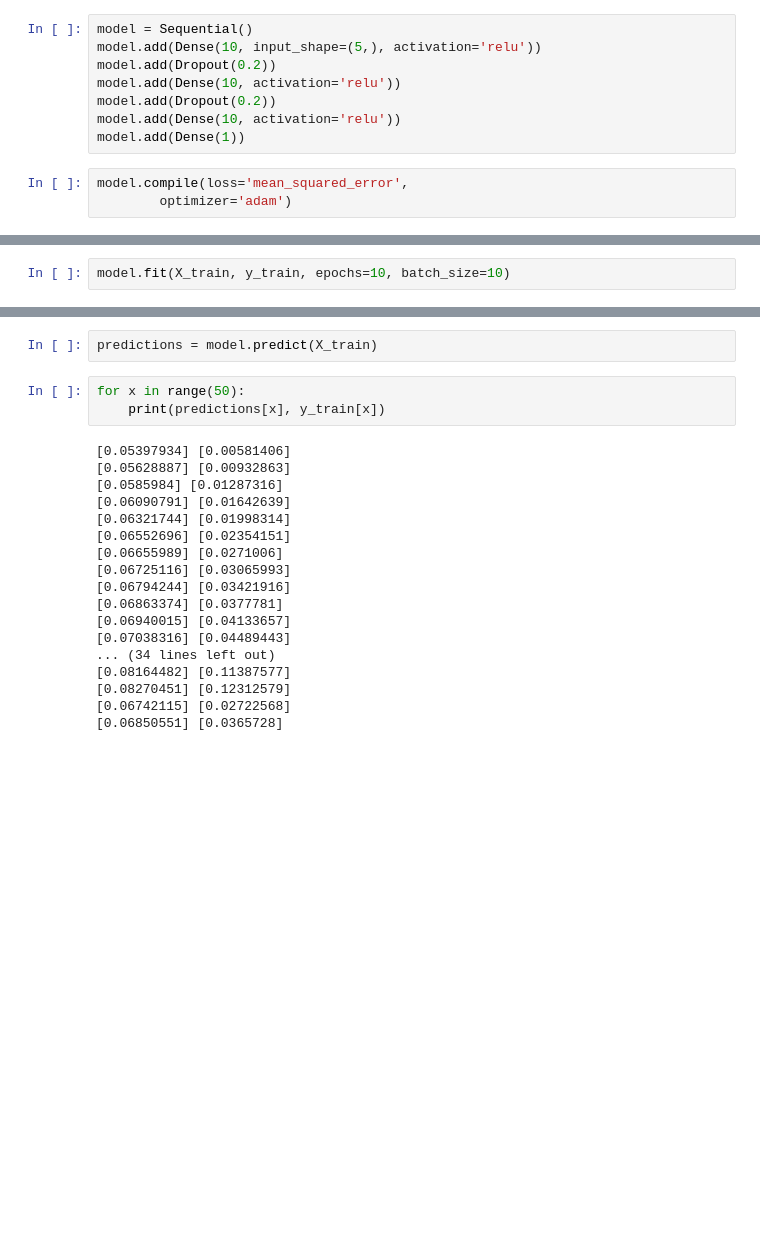
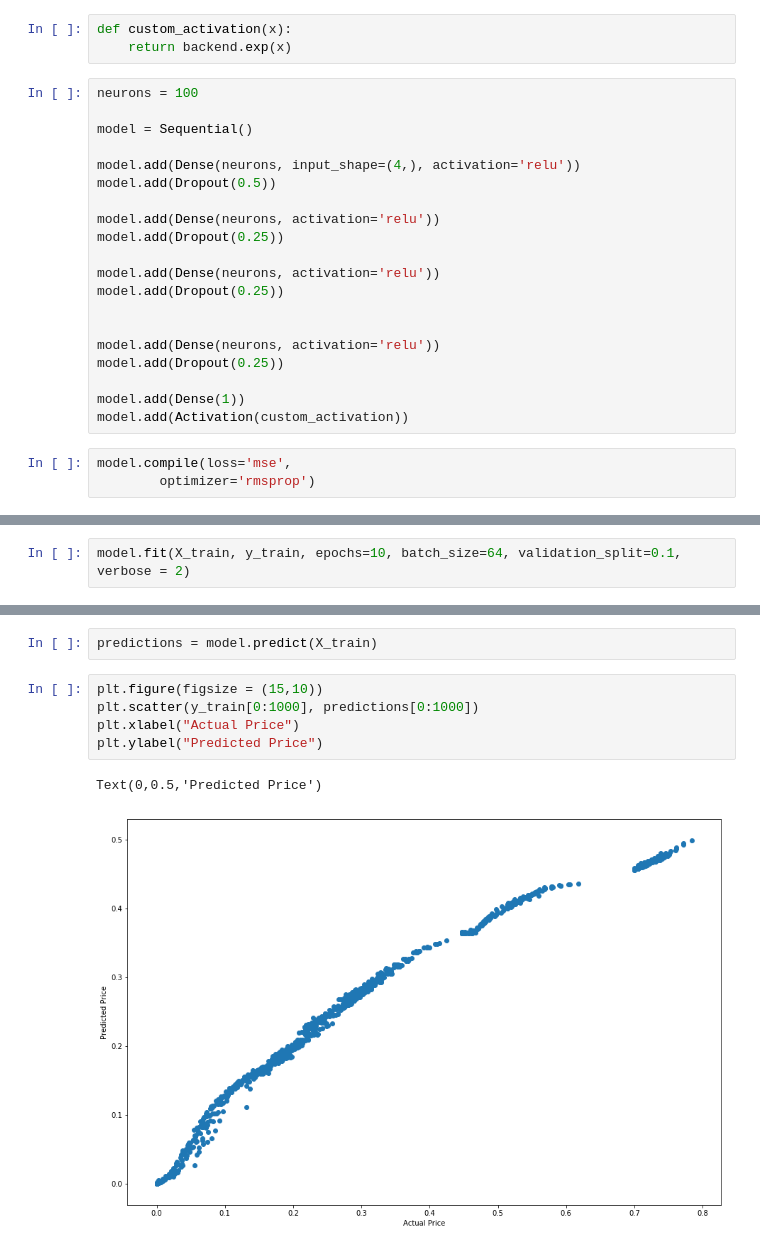
Before and after one commit to cshannonn/blackscholes_nas, a Jupyter notebook: TensorFlow_BlackScholes.ipynb, the cells around one changed output, grey strips where cells are left out. Cells and saved outputs as stored; diff of their text form; blank space fills up the shorter version.

```diff
--- a/TensorFlow_BlackScholes.ipynb
+++ b/TensorFlow_BlackScholes.ipynb
@@ -67,13 +65,28 @@ y_test = prices[split:end,5:6]
+# %%
+def custom_activation(x):
+    return backend.exp(x)
 # %%
+neurons = 100
+
 model = Sequential()
-model.add(Dense(10, input_shape=(5,), activation='relu'))
-model.add(Dropout(0.2))
-model.add(Dense(10, activation='relu'))
-model.add(Dropout(0.2))
-model.add(Dense(10, activation='relu'))
+
+model.add(Dense(neurons, input_shape=(4,), activation='relu'))
+model.add(Dropout(0.5))
+
+model.add(Dense(neurons, activation='relu'))
+model.add(Dropout(0.25))
+
+model.add(Dense(neurons, activation='relu'))
+model.add(Dropout(0.25))
+
+
+model.add(Dense(neurons, activation='relu'))
+model.add(Dropout(0.25))
+
 model.add(Dense(1))
+model.add(Activation(custom_activation))
 # %%
-model.compile(loss='mean_squared_error',
-        optimizer='adam')
+model.compile(loss='mse',
+        optimizer='rmsprop')
 # %%
 model.summary()
@@ -80,3 +111,3 @@ model.summary()
 # %%
-model.fit(X_train, y_train, epochs=10, batch_size=10)
+model.fit(X_train, y_train, epochs=10, batch_size=64, validation_split=0.1, verbose = 2)
 # %% [output]
@@ -85,23 +132,10 @@ KeyboardInterrupt:
 # %%
 predictions = model.predict(X_train)
-# %%
-for x in range(50):
-    print(predictions[x], y_train[x])
-# %% [output]
-[0.05397934] [0.00581406]
-[0.05628887] [0.00932863]
-[0.0585984] [0.01287316]
-[0.06090791] [0.01642639]
-[0.06321744] [0.01998314]
-[0.06552696] [0.02354151]
-[0.06655989] [0.0271006]
-[0.06725116] [0.03065993]
-[0.06794244] [0.03421916]
-[0.06863374] [0.0377781]
-[0.06940015] [0.04133657]
-[0.07038316] [0.04489443]
-... (34 lines left out)
-[0.08164482] [0.11387577]
-[0.08270451] [0.12312579]
-[0.06742115] [0.02722568]
-[0.06850551] [0.0365728]
+# %%
+plt.figure(figsize = (15,10))
+plt.scatter(y_train[0:1000], predictions[0:1000])
+plt.xlabel("Actual Price")
+plt.ylabel("Predicted Price")
+# %% [output]
+Text(0,0.5,'Predicted Price')
+[figure, added]
```
Also changed, not shown: parts of 8 cells of this notebook, 2 other files.
